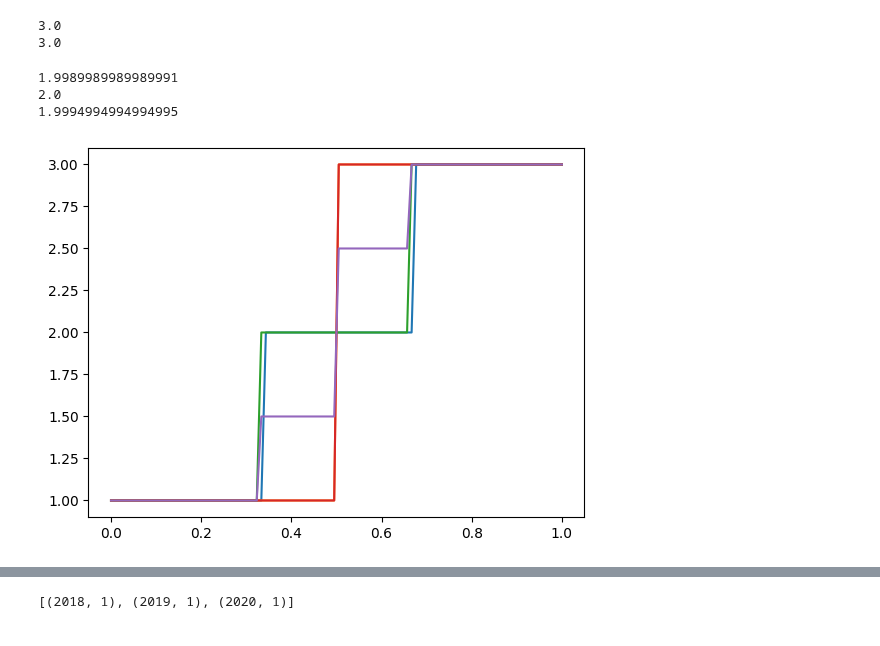
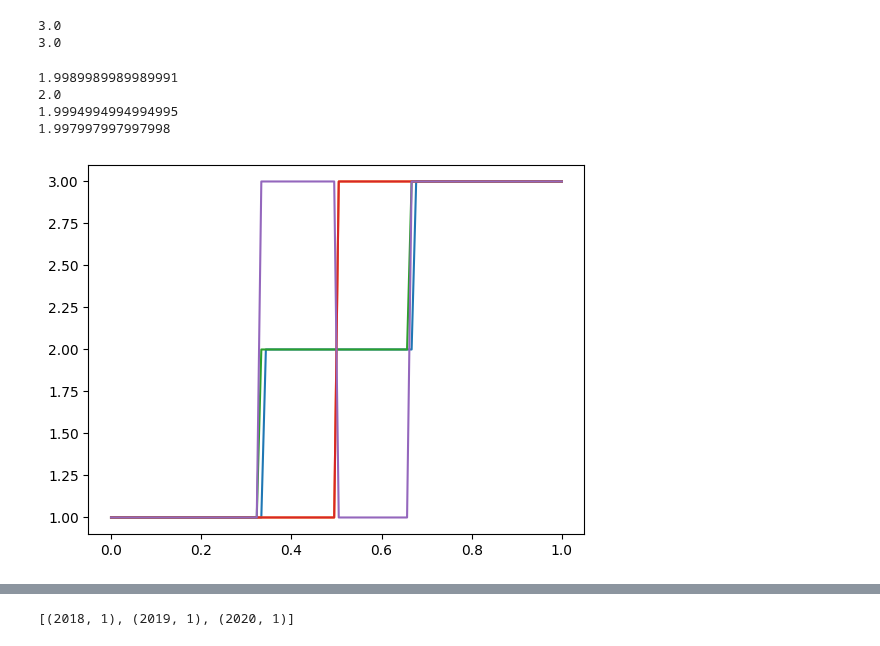
Before and after one commit to jacobf18/Dist-NN, a Jupyter notebook: wrds.ipynb, the cells around one changed output, grey strips where cells are left out. Saved outputs shown, nothing was run; the diff lists cells and outputs as text; code cells hidden in the pictures.

```diff
--- a/wrds.ipynb
+++ b/wrds.ipynb
@@ -310,6 +301,14 @@ def empirical_quantile_function(samples):
         return quantile_values
     return quantile_function
 
+def linear_combination(quantile_fns, weights):
+    def lin_comb_fn(quantiles):
+        # Compute the quantile values for each function
+        quantile_values = np.stack([fn(quantiles) for fn in quantile_fns])
+        lin_comb_values = np.sum(np.expand_dims(weights,1) * quantile_values, axis=0)
+        return lin_comb_values
+    return lin_comb_fn
+
 def barycenter(quantile_fns):
     def lin_comb_fn(quantiles):
         # Compute the quantile values for each function
@@ -324,26 +323,30 @@ def expectation(quantile_func, N = 1000):
 # %%
 sample_lists = [[1,2,3], [1,3]]
 
 fn1 = empirical_quantile_function(sample_lists[0])
 fn2 = empirical_quantile_function(sample_lists[1])
 
 bary_fn = barycenter([fn1, fn2])
+lin_fn = linear_combination([fn1, fn1, fn2], [1.0, 1.0, -1.0])
 q = np.linspace(0, 1, 100)
 for s in sample_lists:
     plt.plot(q, np.quantile(s,q, method='inverted_cdf'))
 
 plt.plot(q, fn1(q))
 plt.plot(q, fn2(q))
-plt.plot(q, bary_fn(q))
+# plt.plot(q, bary_fn(q))
+plt.plot(q, lin_fn(q))
 
 print(expectation(fn1))
 print(expectation(fn2))
 print(expectation(bary_fn))
+print(expectation(lin_fn))
 # %% [output]
 1.9989989989989991
 2.0
 1.9994994994994995
+1.997997997997998
-[figure, old version]
+[figure, new version]
 # %%
 # There are a lot of rows, so we will estimate distances for specific rows.
 # We will need to make sure that we do not look into the future.
```
Also changed, not shown: parts of 18 cells of this notebook.
